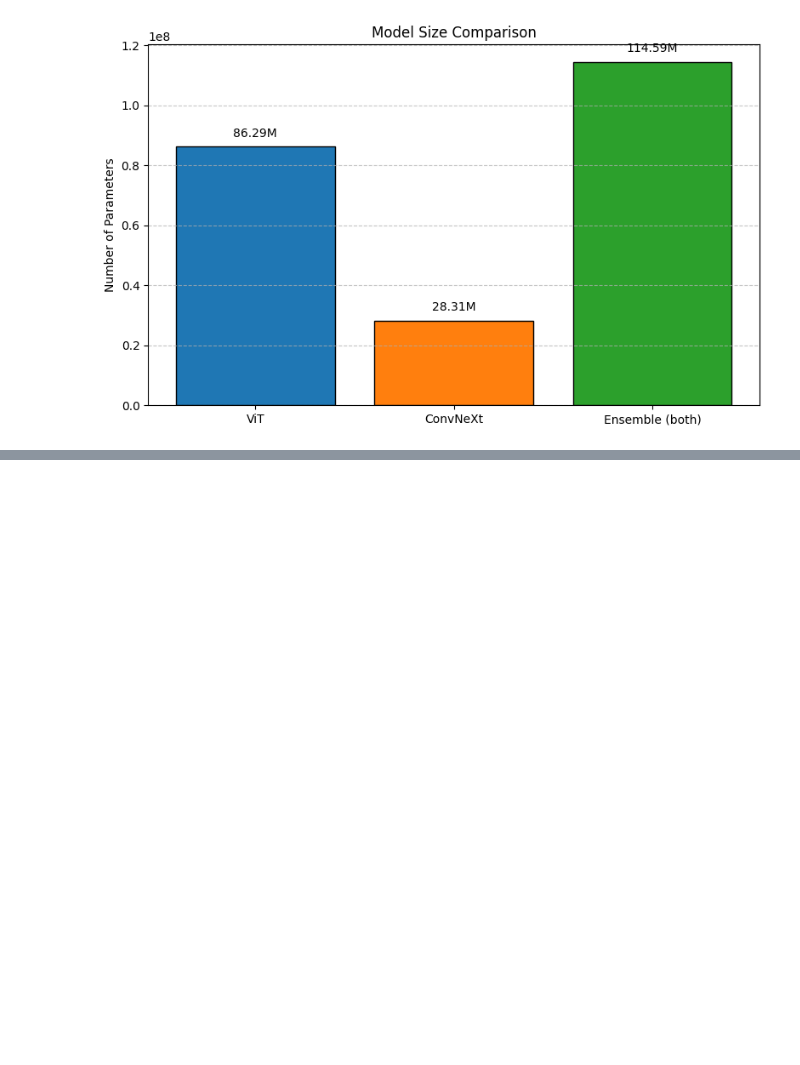
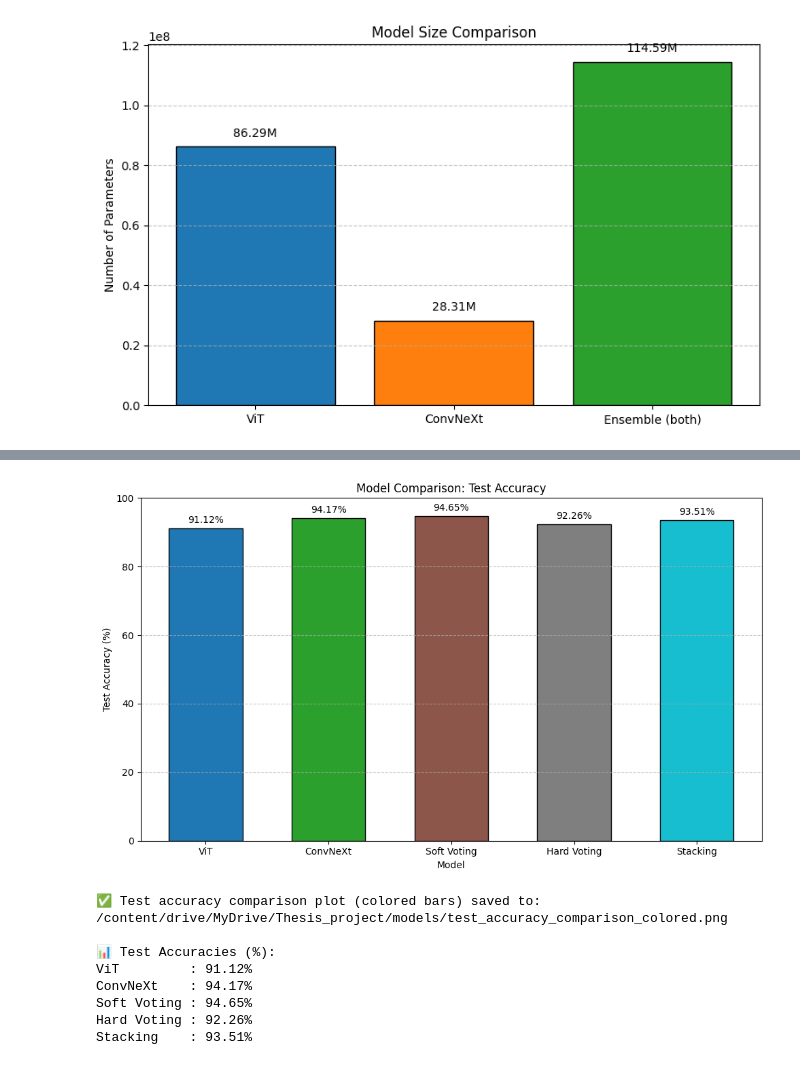
Before and after one commit to mojahid-t17/upazila-district-pair-name-recognition, a Jupyter notebook: src/3_Upazila_district_model.ipynb, the cells around one changed output, grey strips where cells are left out. Cells and saved outputs as stored; diff of their text form; code cells hidden in the pictures; blank space fills up the shorter version.

```diff
--- a/src/3_Upazila_district_model.ipynb
+++ b/src/3_Upazila_district_model.ipynb
@@ -1338,0 +2098,63 @@ plt.show()
+# %%
+# ============================================================
+# Model Comparison: Test Accuracy (Distinct Colors per Model)
+# ============================================================
+
+import numpy as np
+import matplotlib.pyplot as plt
+from sklearn.metrics import accuracy_score
+
+# ----- 1. Compute test accuracies for all five models -----
+# (Assumes predictions from earlier cells are available)
+models = {
+    'ViT': vit_test_preds,
+    'ConvNeXt': convnext_test_preds,
+    'Soft Voting': soft_preds,
+    'Hard Voting': hard_preds,
+    'Stacking': stack_preds
+}
+
+model_names = list(models.keys())
+accuracies = [accuracy_score(y_test, preds) * 100 for preds in models.values()]  # percentages
+
+# ----- 2. Assign distinct colors -----
+colors = plt.cm.tab10(np.linspace(0, 1, len(models)))   # unique colors from tab10
+
+# ----- 3. Create bar chart -----
+fig, ax = plt.subplots(figsize=(10, 6))
+bars = ax.bar(model_names, accuracies, color=colors, edgecolor='k', width=0.6)
+
+# Add labels and title
+ax.set_xlabel('Model')
+ax.set_ylabel('Test Accuracy (%)')
+ax.set_title('Model Comparison: Test Accuracy')
+ax.set_ylim([0, 100])
+ax.grid(axis='y', linestyle='--', alpha=0.7)
+
+# Add value labels on top of bars
+for bar, val in zip(bars, accuracies):
+    ax.text(bar.get_x() + bar.get_width()/2, bar.get_height() + 1,
+            f'{val:.2f}%', ha='center', va='bottom', fontsize=10)
+
+plt.tight_layout()
+
+# Save plot
+plot_path = os.path.join(SAVE_DIR, 'test_accuracy_comparison_colored.png')
+plt.savefig(plot_path, dpi=150, bbox_inches='tight')
+plt.show()
+print(f"✅ Test accuracy comparison plot (colored bars) saved to: {plot_path}")
+
+# ----- 4. Print numerical values -----
+print("\n📊 Test Accuracies (%):")
+for name, acc in zip(model_names, accuracies):
+    print(f"{name:12}: {acc:.2f}%")
+# %% [output]
+[figure, added]
+✅ Test accuracy comparison plot (colored bars) saved to: /content/drive/MyDrive/Thesis_project/models/test_accuracy_comparison_colored.png
+
+📊 Test Accuracies (%):
+ViT         : 91.12%
+ConvNeXt    : 94.17%
+Soft Voting : 94.65%
+Hard Voting : 92.26%
+Stacking    : 93.51%
```
Also changed, not shown: parts of 13 cells of this notebook.
